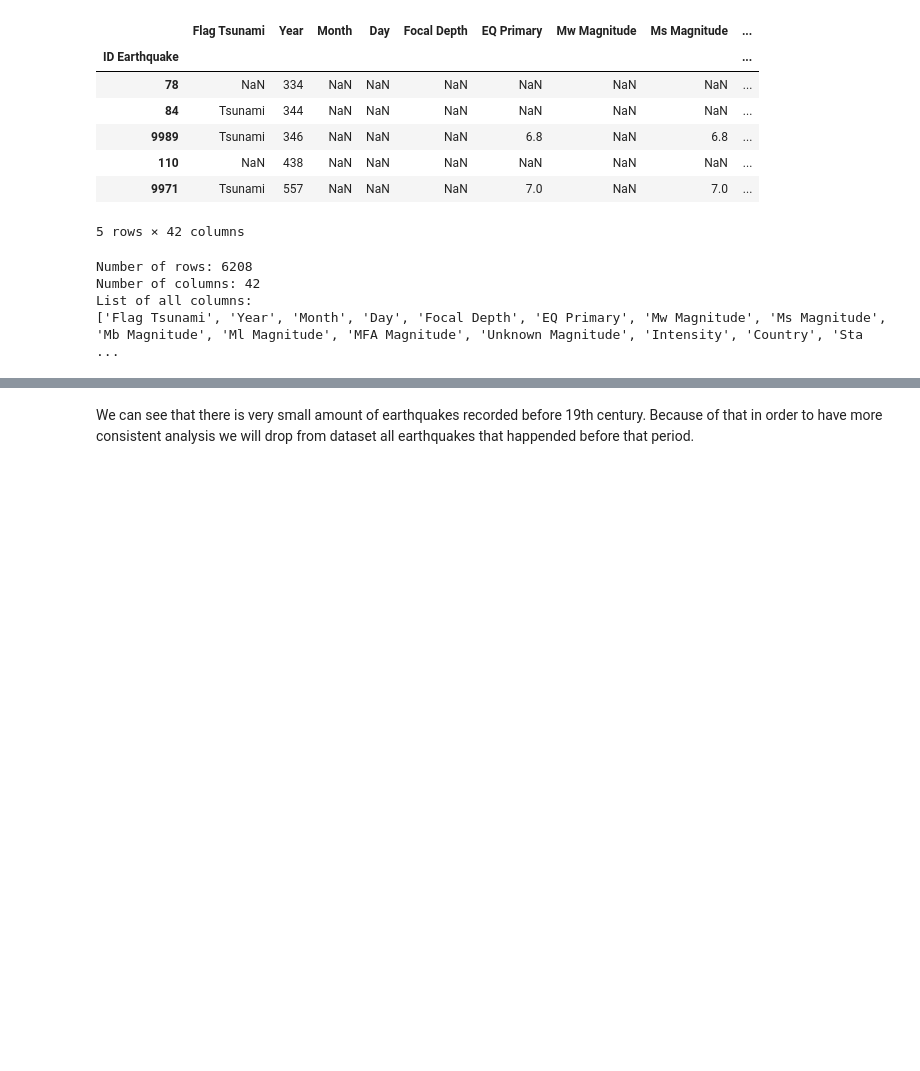
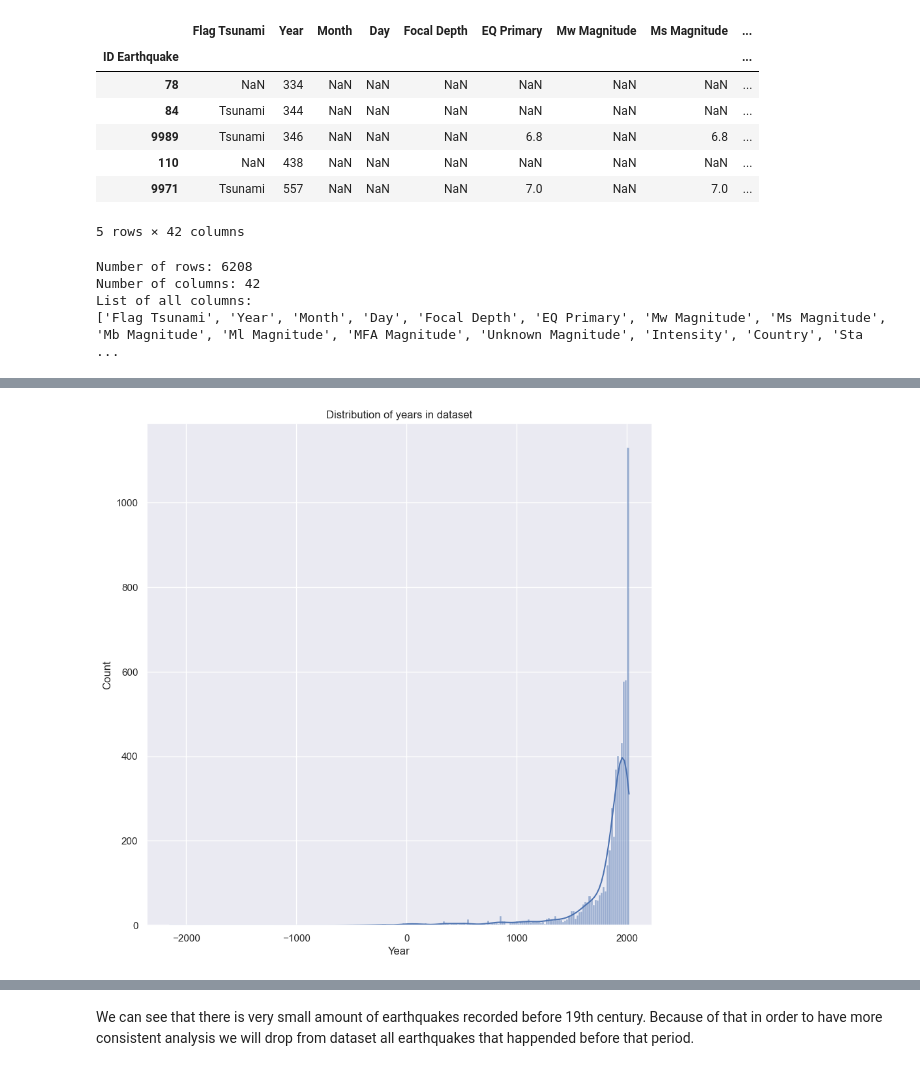
Before and after one commit to DejanGjer/Earthquakes-EDA, a Jupyter notebook: project.ipynb, the cells around one changed output, grey strips where cells are left out. Saved outputs shown, nothing was run; the diff lists cells and outputs as text; code cells hidden in the pictures; blank space fills up the shorter version.

```diff
--- a/project.ipynb
+++ b/project.ipynb
@@ -139,0 +274,4 @@ Feature Engineering will be performed for each of this column groups separately.
+# %%
+# Set these changes to original dataset
+data.drop("Coordinates", axis=1, inplace=True)
+data[location_data.columns] = location_data
@@ -139,0 +289,4 @@ Feature Engineering will be performed for each of this column groups separately.
+# %%
+date_columns = ["Year", "Month", "Day"]
+date_data = data[date_columns]
+date_data.info()
@@ -139,0 +304,10 @@ Feature Engineering will be performed for each of this column groups separately.
+# %%
+# We should convert month and day to be int
+date_data = date_data.astype({"Month": "Int32", "Day": "Int32"})
+# Plot year distribution
+sns.set(font_scale=1, rc={"figure.figsize": (10, 10)})
+sns.histplot(date_data["Year"], kde=True)
+plt.title("Distribution of years in dataset")
+plt.show()
+# %% [output]
+[figure, added]
```
Also changed, not shown: parts of 40 cells of this notebook, 2 other files.
